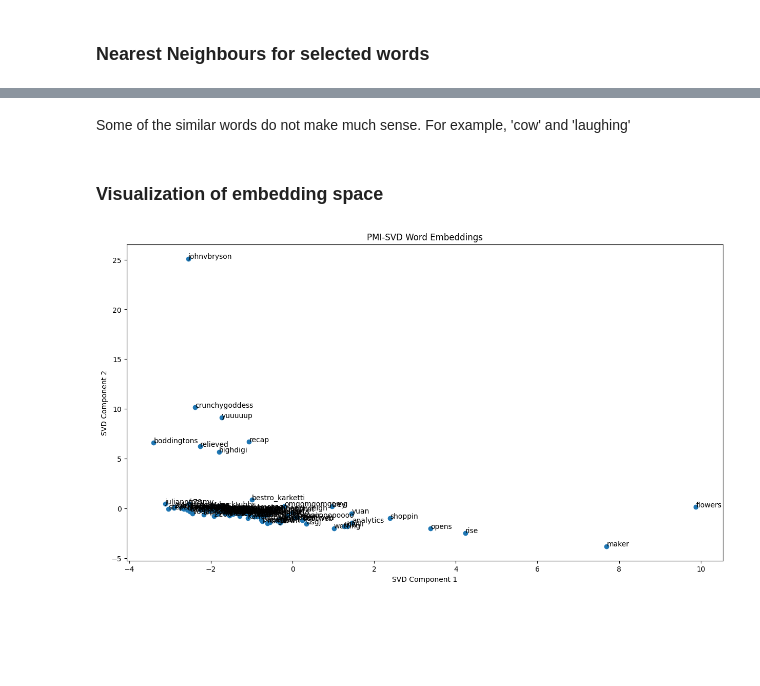
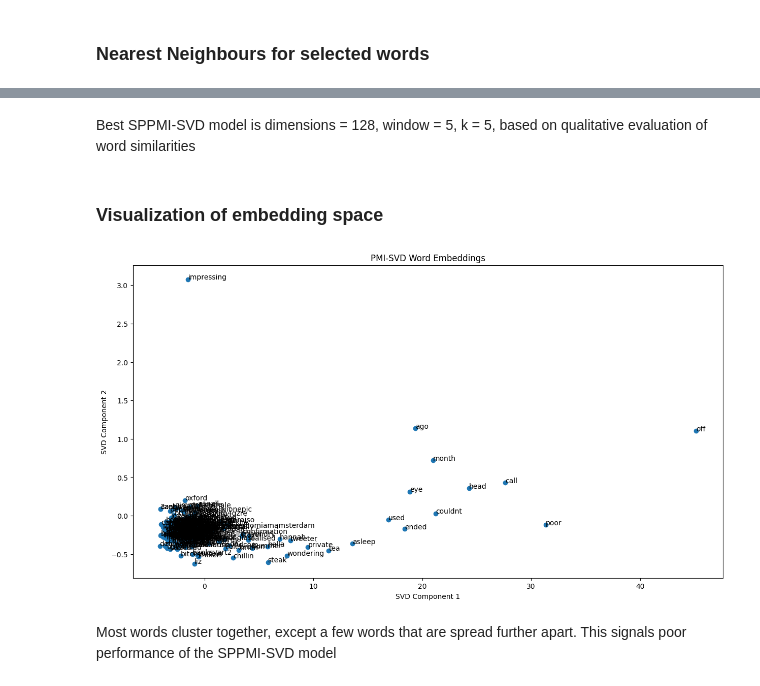
Before and after one commit to yjiahao/natural-language-processing, a Jupyter notebook: assignment_1_embeddings/sppmi-svd.ipynb, the cells around one changed output, grey strips where cells are left out. Drawn from its saved outputs; the diff is of its cells as text; code cells hidden in the pictures; blank space fills up the shorter version.

Commit message:
re run sppmi svd on smaller dataset

```diff
--- a/assignment_1_embeddings/sppmi-svd.ipynb
+++ b/assignment_1_embeddings/sppmi-svd.ipynb
@@ -70,6 +60,0 @@ for i, j in zip(rows, cols):
-# %%
-dim = 300  # Number of dimensions
-
-svd = TruncatedSVD(n_components=dim)
-U_k = svd.fit_transform(pmi_matrix)
-Sigma_k = np.diag(svd.singular_values_)
@@ -122,0 +117,17 @@ Similar words to 'energy':
+# %%
+selected_words = [
+    'sad',
+    'chocolate',
+    'chemistry',
+    'month',
+    'news'
+]
+
+for key, sppmi_embedding in sppmi_embeddings.items():
+    dim, window, k = key
+    print(f'Embeddings of SVD model with dimensions = {dim}, window = {window}, k = {k}')
+    for word in selected_words:
+        print(f"Similar words to '{word}':")
+        print(get_similar_words(word, sppmi_embedding))
+        print("*" * 30)
+    print("-" * 50)
@@ -123,20 +152,24 @@ Similar words to 'energy':
 # %% [markdown]
-Some of the similar words do not make much sense. For example, 'cow' and 'laughing'
+Best SPPMI-SVD model is dimensions = 128, window = 5, k = 5, based on qualitative evaluation of word similarities
 # %% [markdown]
 ### Visualization of embedding space
+# %%
+sppmi_embedding = sppmi_embeddings[(128, 5, 5)]
 # %%
 pca = PCA(n_components=2)
-reduced_embeddings = pca.fit_transform(pmi_embeddings)
+reduced_embeddings = pca.fit_transform(sppmi_embedding)
 # %%
-words = list(vocab.keys())[:100]
+words = list(vocab.keys())[:200]
 
 plt.figure(figsize=(15, 8))
-plt.scatter(reduced_embeddings[:100, 0], reduced_embeddings[:100, 1])
+plt.scatter(reduced_embeddings[:200, 0], reduced_embeddings[:200, 1])
 for i, word in enumerate(words):
     plt.annotate(word, (reduced_embeddings[i, 0], reduced_embeddings[i, 1]))
 plt.title("PMI-SVD Word Embeddings")
 plt.xlabel("SVD Component 1")
 plt.ylabel("SVD Component 2")
 plt.show()
 # %% [output]
-[figure, old version]
+[figure, new version]
+# %% [markdown]
+Most words cluster together, except a few words that are spread further apart. This signals poor performance of the SPPMI-SVD model
```
Also changed, not shown: parts of 12 cells of this notebook.
